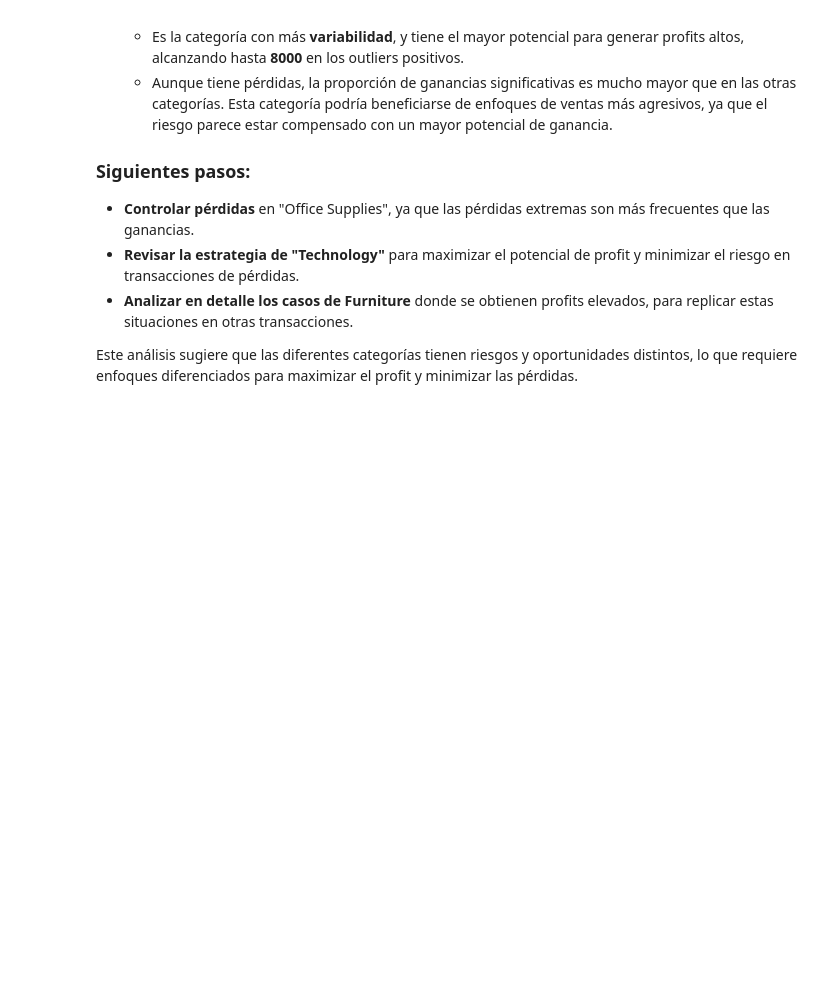
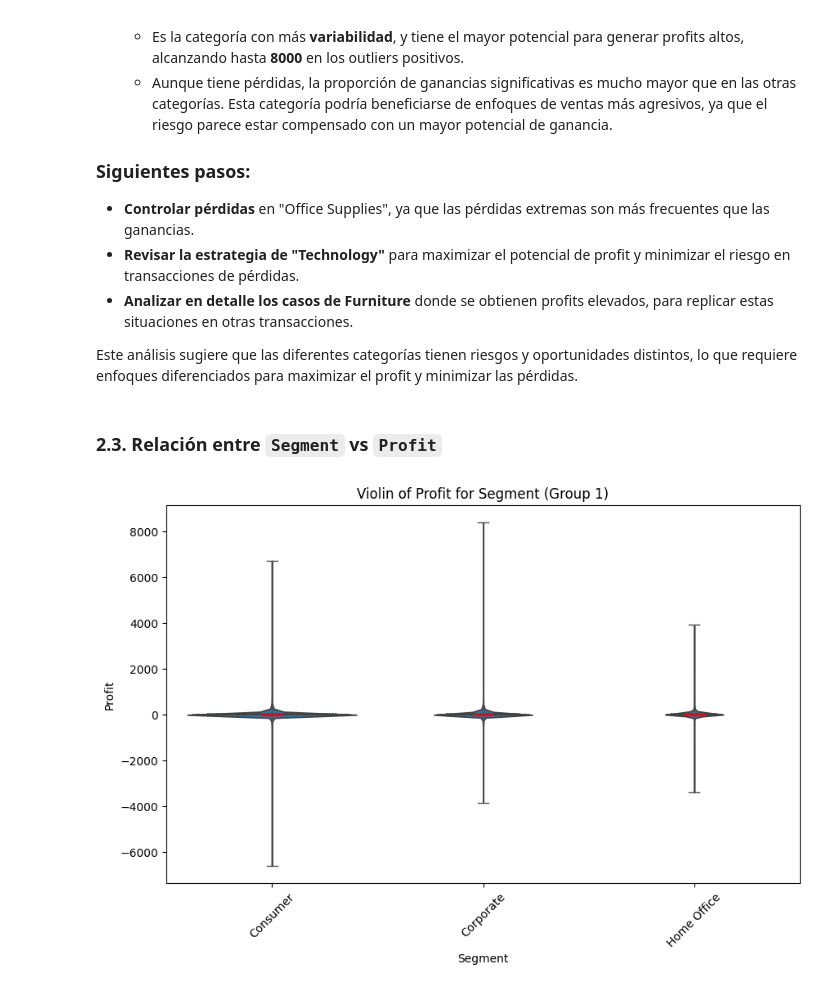
Before and after one commit to JaimeInchaurraga/03_EDA_Superstore_23, a Jupyter notebook: notebooks/03_bivariate_categorical_vs_numerical.ipynb, the cells around one changed output. Saved outputs shown, nothing was run; the diff lists cells and outputs as text; code cells hidden in the pictures; blank space fills up the shorter version.

```diff
--- a/notebooks/03_bivariate_categorical_vs_numerical.ipynb
+++ b/notebooks/03_bivariate_categorical_vs_numerical.ipynb
@@ -483,3 +460,9 @@ Este gráfico muestra la distribución completa, incluidos los outliers más ext
 - **Analizar en detalle los casos de Furniture** donde se obtienen profits elevados, para replicar estas situaciones en otras transacciones.
 
 Este análisis sugiere que las diferentes categorías tienen riesgos y oportunidades distintos, lo que requiere enfoques diferenciados para maximizar el profit y minimizar las pérdidas.
+# %% [markdown]
+### 2.3. **Relación entre `Segment` vs `Profit`**
+# %%
+v.plot_grouped_plots(df, 'Segment', 'Profit', plot_type='violin', median_color='red')
+# %% [output]
+[figure, added]
```
Also changed, not shown: parts of 8 cells of this notebook, 3 other files.
